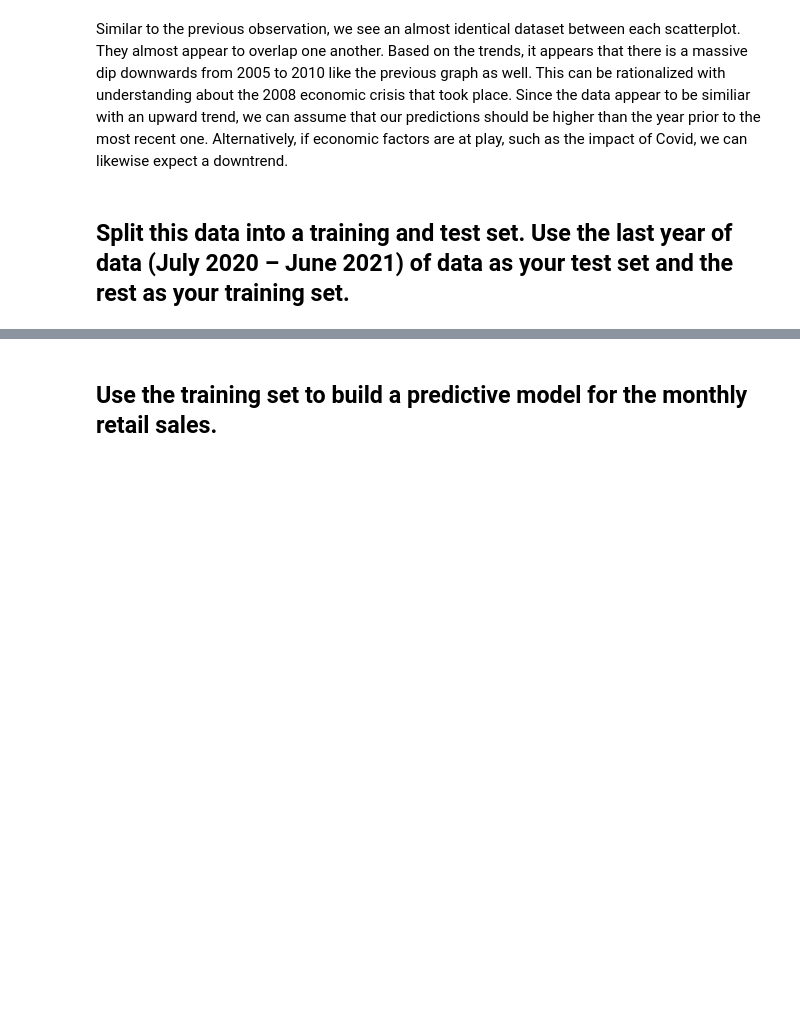
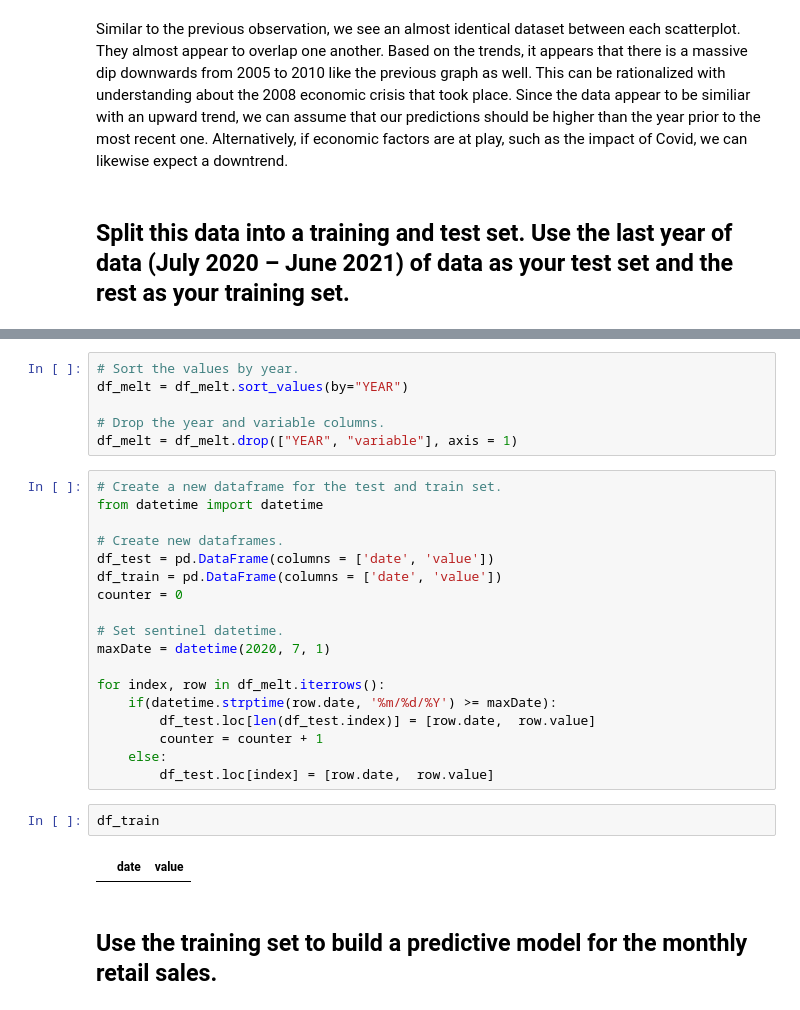
Before and after one commit to joshgreenert/Python-Projects, a Jupyter notebook: Predictive Analytics/Week_8/Assignment_8_JGreenert.ipynb, the cells around one changed output, grey strips where cells are left out. Cells and saved outputs as stored; diff of their text form; blank space fills up the shorter version.

```diff
--- a/Predictive Analytics/Week_8/Assignment_8_JGreenert.ipynb
+++ b/Predictive Analytics/Week_8/Assignment_8_JGreenert.ipynb
@@ -91,3 +59,31 @@ trainData.tail(5)
+# %%
+# Sort the values by year.
+df_melt = df_melt.sort_values(by="YEAR")
+
+# Drop the year and variable columns.
+df_melt = df_melt.drop(["YEAR", "variable"], axis = 1)
+# %%
+# Create a new dataframe for the test and train set.
+from datetime import datetime
+
+# Create new dataframes.
+df_test = pd.DataFrame(columns = ['date', 'value'])
+df_train = pd.DataFrame(columns = ['date', 'value'])
+counter = 0
+
+# Set sentinel datetime.
+maxDate = datetime(2020, 7, 1)
+
+for index, row in df_melt.iterrows():
+    if(datetime.strptime(row.date, '%m/%d/%Y') >= maxDate):
+        df_test.loc[len(df_test.index)] = [row.date,  row.value]
+        counter = counter + 1
+    else:
+        df_test.loc[index] = [row.date,  row.value]
+# %%
+df_train
+# %% [output]
+|  | date | value |
 # %% [markdown]
 ## Use the training set to build a predictive model for the monthly retail sales.
 # %%
```
Also changed, not shown: parts of 6 cells of this notebook.
